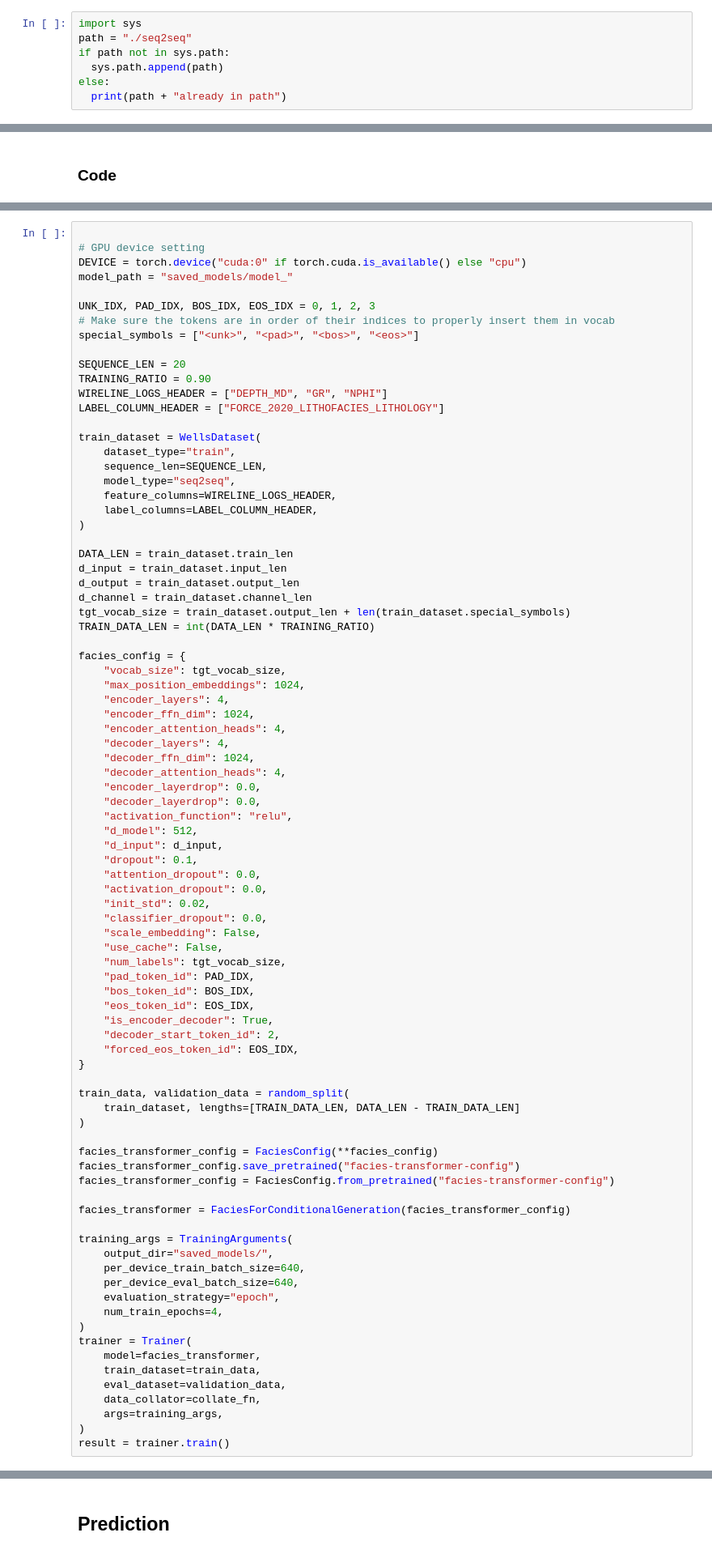
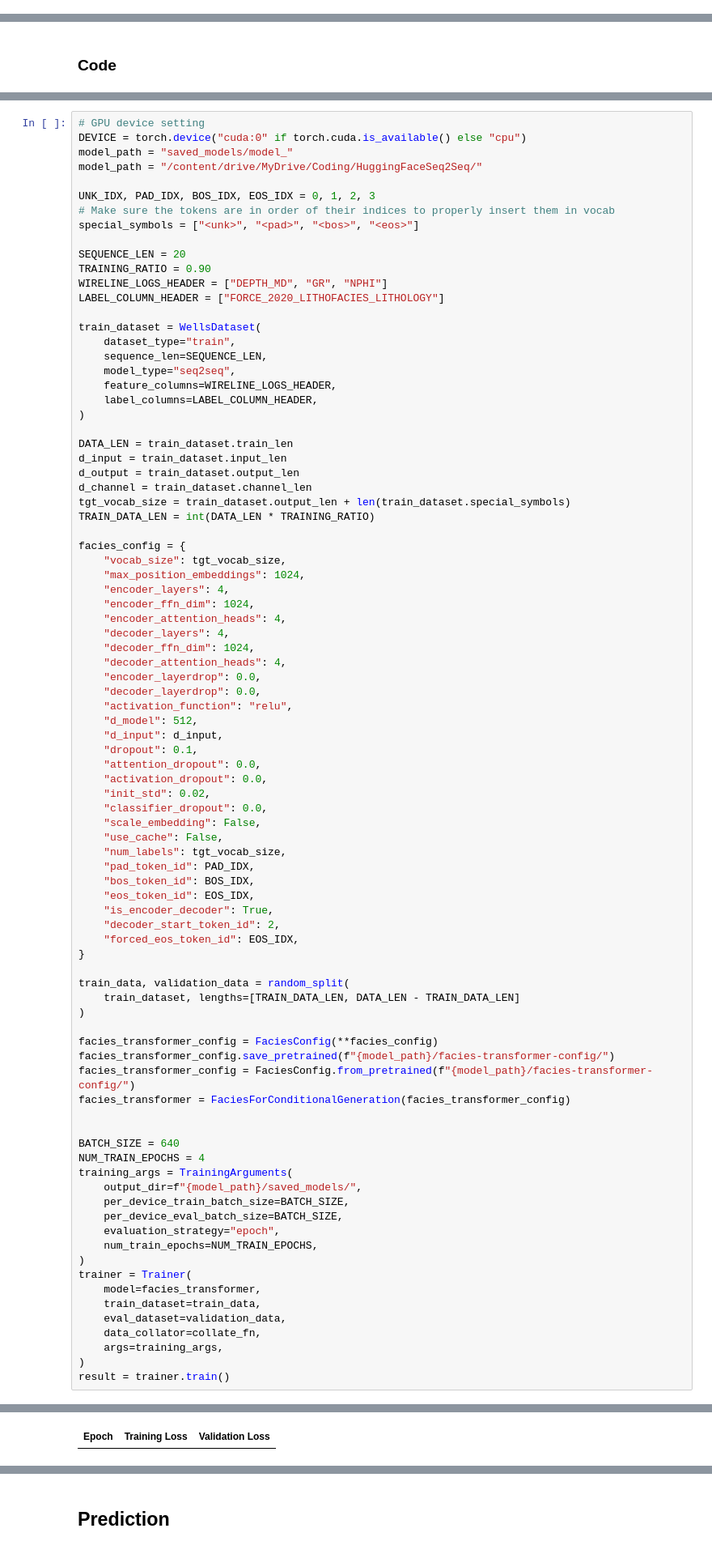
Before and after one commit to JoaoJanini/FaciesTransformer, a Jupyter notebook: notebooks/seq2seq_hf.ipynb, the cells around one changed output, grey strips where cells are left out. Shown: that part at 81% size. Cells and saved outputs as stored; diff of their text form.

```diff
--- a/notebooks/seq2seq_hf.ipynb
+++ b/notebooks/seq2seq_hf.ipynb
@@ -51,9 +43,2 @@ You should consider upgrading via the '/Library/Developer/CommandLineTools/usr/b
 # %% [markdown]
 # Sequence to Sequence
-# %%
-import sys
-path = "./seq2seq"
-if path not in sys.path:
-  sys.path.append(path)
-else:
-  print(path + "already in path")
@@ -678,8 +857,8 @@ def collate_fn(batch):
 # %%
-
 # GPU device setting
 DEVICE = torch.device("cuda:0" if torch.cuda.is_available() else "cpu")
 model_path = "saved_models/model_"
+model_path = "/content/drive/MyDrive/Coding/HuggingFaceSeq2Seq/"
 
 UNK_IDX, PAD_IDX, BOS_IDX, EOS_IDX = 0, 1, 2, 3
 # Make sure the tokens are in order of their indices to properly insert them in vocab
@@ -740,17 +919,19 @@ train_data, validation_data = random_split(
 )
 
 facies_transformer_config = FaciesConfig(**facies_config)
-facies_transformer_config.save_pretrained("facies-transformer-config")
-facies_transformer_config = FaciesConfig.from_pretrained("facies-transformer-config")
-
+facies_transformer_config.save_pretrained(f"{model_path}/facies-transformer-config/")
+facies_transformer_config = FaciesConfig.from_pretrained(f"{model_path}/facies-transformer-config/")
 facies_transformer = FaciesForConditionalGeneration(facies_transformer_config)
 
+
+BATCH_SIZE = 640
+NUM_TRAIN_EPOCHS = 4
 training_args = TrainingArguments(
-    output_dir="saved_models/",
-    per_device_train_batch_size=640,
-    per_device_eval_batch_size=640,
+    output_dir=f"{model_path}/saved_models/",
+    per_device_train_batch_size=BATCH_SIZE,
+    per_device_eval_batch_size=BATCH_SIZE,
     evaluation_strategy="epoch",
-    num_train_epochs=4,
+    num_train_epochs=NUM_TRAIN_EPOCHS,
 )
 trainer = Trainer(
     model=facies_transformer,
@@ -764,0 +963 @@ Error:
+| Epoch | Training Loss | Validation Loss |
```
Also changed, not shown: parts of 21 cells of this notebook.
